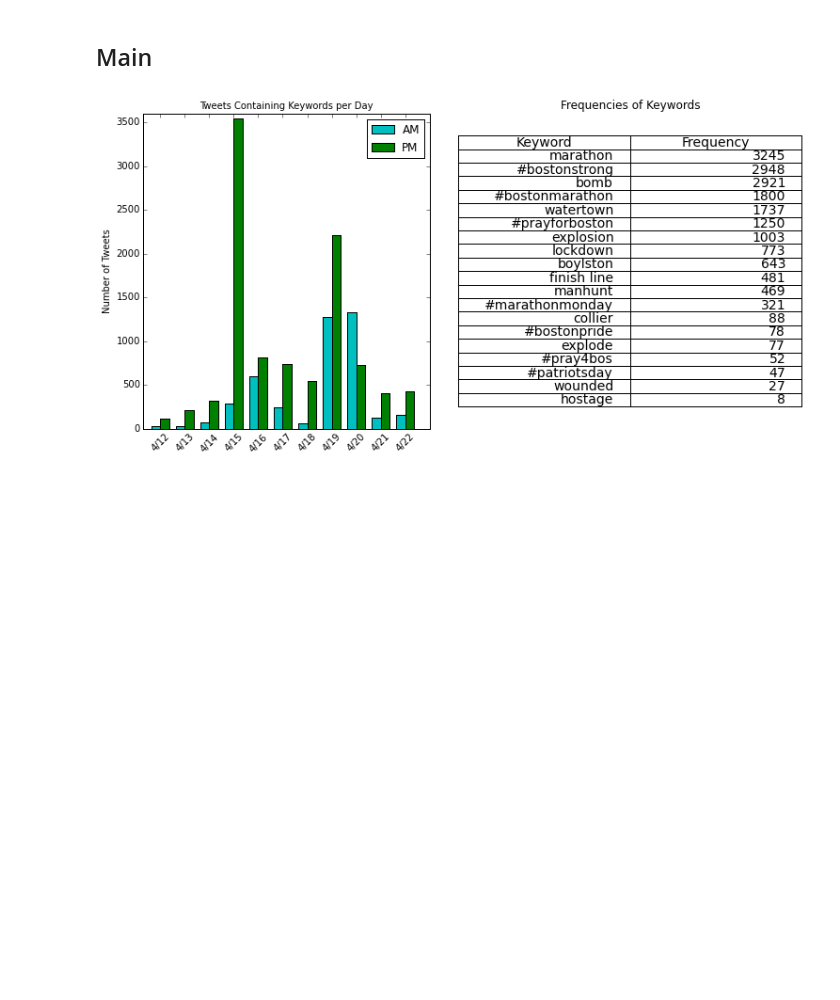
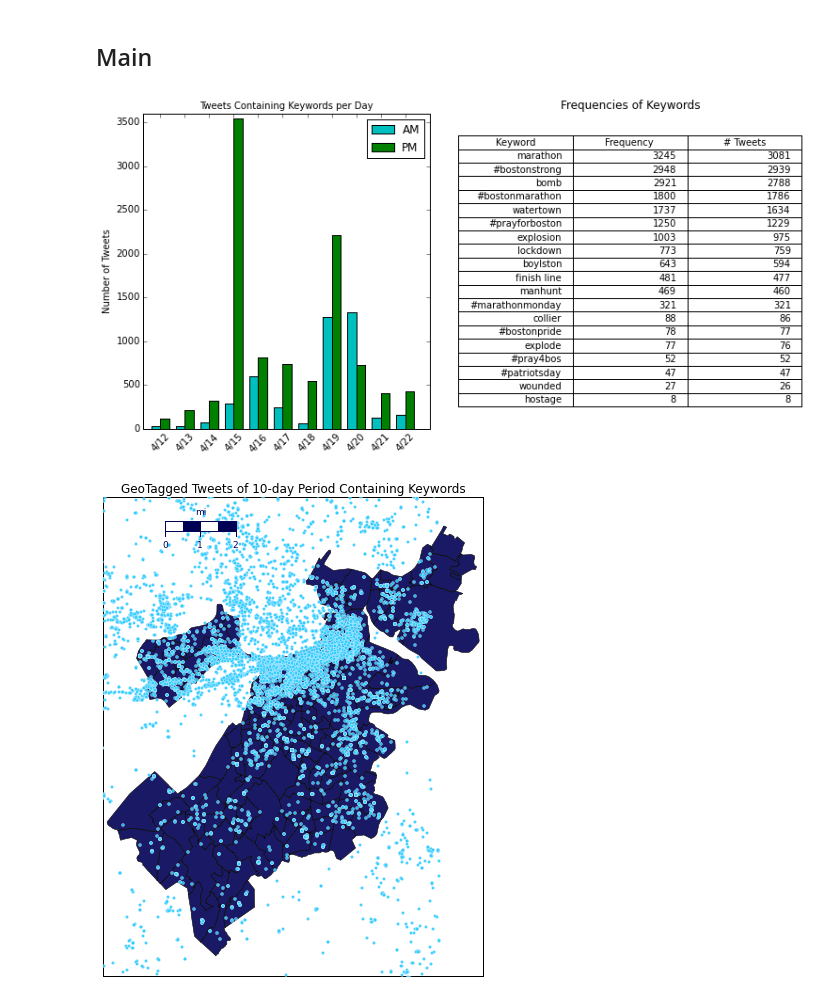
Before and after one commit to brix4dayz/bari_reu_2015, a Jupyter notebook: tweets/tweets_analyzer.ipynb, the cells around one changed output. Drawn from its saved outputs; the diff is of its cells as text; code cells hidden in the pictures; blank space fills up the shorter version.

Commit message:
Made mapplots with BostonScatter and GreaterBostonScatter.

```diff
--- a/tweets/tweets_analyzer.ipynb
+++ b/tweets/tweets_analyzer.ipynb
@@ -30,7 +35,7 @@ keywords = twc.getKeywordRegex()
 # initialze hash/dictionary for counting keyword occurances
 keyword_counts = {}
 for word in twc.getKeywords():
-    keyword_counts[word] = 0
+    keyword_counts[word] = {'frequency':0, 'tweets':0}
 
 # free additional memory used for criteria dictionary
 twc.clearCriteria()
@@ -43,7 +48,9 @@ def tweetContainsKeyWords(tweet):
     found_words = keywords.findall(tweet)
     if found_words:
         for word in found_words:
-            keyword_counts[word] += 1
+            keyword_counts[word]['frequency'] += 1
+        for word in set(found_words):
+            keyword_counts[word]['tweets'] += 1
         return True
     else:
         return False
@@ -96,11 +103,11 @@ def makePlot(dates, month):
     ##### second plot, keyword count
     #source (simple way): http://stackoverflow.com/questions/17232683/creating-tables-in-matplotlib
 
-    colLabs = ['Keyword', 'Frequency']
+    colLabs = ['Keyword', 'Frequency', '# Tweets']
 
     table_data = []
     for word in sorted(keyword_counts, key=keyword_counts.get, reverse=True):
-        table_data.append([word, keyword_counts[word]])
+        table_data.append([word, keyword_counts[word]['frequency'], keyword_counts[word]['tweets']])
 
     ax2 = fig.add_subplot(122) # 1x2, 2nd subplot
     ax2.axis('off') # makes blank subplot
@@ -113,7 +120,6 @@ def makePlot(dates, month):
 
     #### save plots as image
     plt.savefig('tweets_per_day.png', dpi=96)
-    plt.show()
     return
 # %% [markdown]
 ## Main
@@ -123,33 +129,49 @@ def main():
     ### get data
 
     dates = {}
+    kwTweets = []
 
     with open('cleaned_geo_tweets_Apr_12_to_22.csv') as csvfile:
         # reads first line of csv to determine keys for the tweet hash, tweets
         # is an iterator through the list of tweet hashes the DictReader makes
         tweets = csv.DictReader(csvfile)
         # for all the tweets the reader finds
         for tweetData in tweets:
             # make sure its not a 'false tweet' from people using newlines in their tweet_text's
             if tweetData['time'] != "":
                 # parse date/time into object
                 date = time.strptime(tweetData['time'], tweet_time_fmt)
                 # add day hash to list if it hasn't been added
                 if not date.tm_mday in dates.keys():
                     dates[date.tm_mday] = {'AM':0, 'PM':0}
                 tweetData['tweet_text'] = tweetData['tweet_text'].lower()
                 if tweetContainsKeyWords(tweetData['tweet_text']):
+                    kwTweets.append(tweetData)
                     # determine if morning or evening
                     if date.tm_hour < 12:                     # hour = 0 - 11
                         dates[date.tm_mday]['AM'] += 1
                     else:                                     # hour = 12 - 23
                         dates[date.tm_mday]['PM'] += 1
 
     makePlot(dates, date.tm_mon)
 
+    del(dates)
+    del(date)
+    del(tweets)
+    del(tweetData)
+
+    boston = bm.BostonScatter(kwTweets)
+    boston.plotMap(outname='bostonTweets', title='GeoTagged Tweets of 10-day Period Containing Keywords')
+
+    boston = bm.GreaterBostonScatter(kwTweets)
+    del(kwTweets)
+    boston.plotMap(outname='coastlineTweets', title='GeoTagged Tweets of 10-day Period Containing Keywords')
+
+    return
 
 ## if this program is being executed, and not used as a module, call main
 if __name__ == "__main__":
     main()
 # %% [output]
-[figure, old version]
+[figure, new version]
+[figure, added]
```
Also changed, not shown: parts of 2 cells of this notebook, 7 other files.
